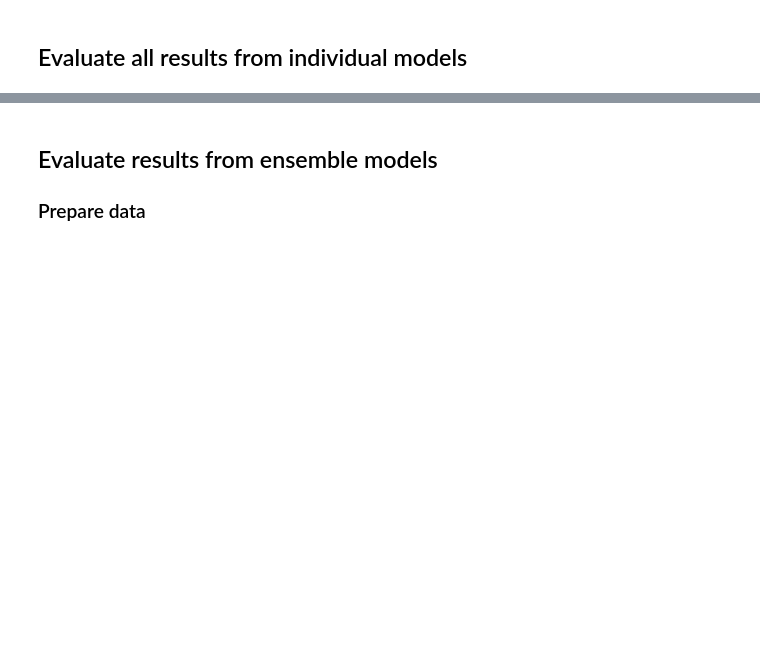
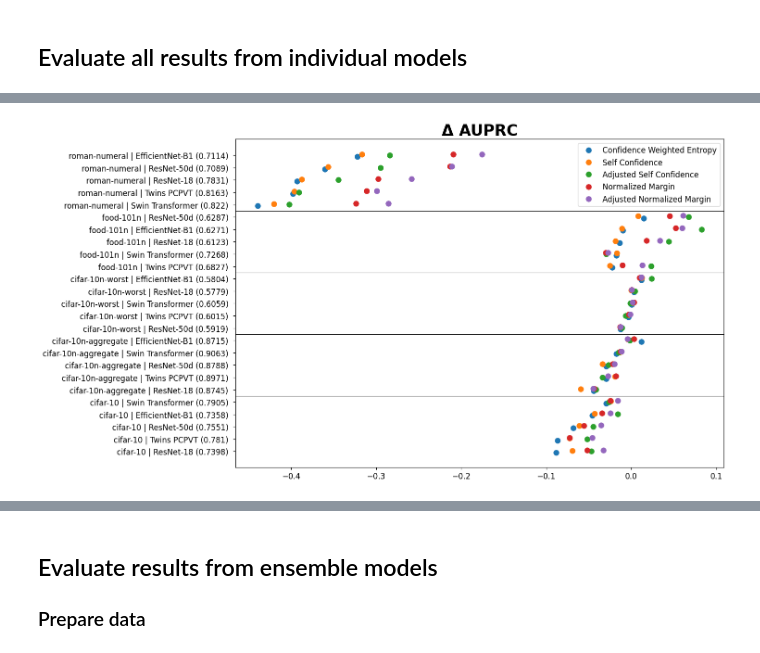
Before and after one commit to cleanlab/label-error-detection-benchmarks, a Jupyter notebook: src/experiments/Evaluate_Experiments_xval_comparison.ipynb, the cells around one changed output, grey strips where cells are left out. Cells and saved outputs as stored; diff of their text form; code cells hidden in the pictures; blank space fills up the shorter version.

```diff
--- a/src/experiments/Evaluate_Experiments_xval_comparison.ipynb
+++ b/src/experiments/Evaluate_Experiments_xval_comparison.ipynb
@@ -498,0 +857,4 @@ df_evaluations.head(10)
+# %%
+draw_plot_lift(df_auprc, title="Δ AUPRC", alpha=1, markersize=8)
+# %% [output]
+[figure, added]
```
Also changed, not shown: parts of 65 cells of this notebook, 3 other files.
